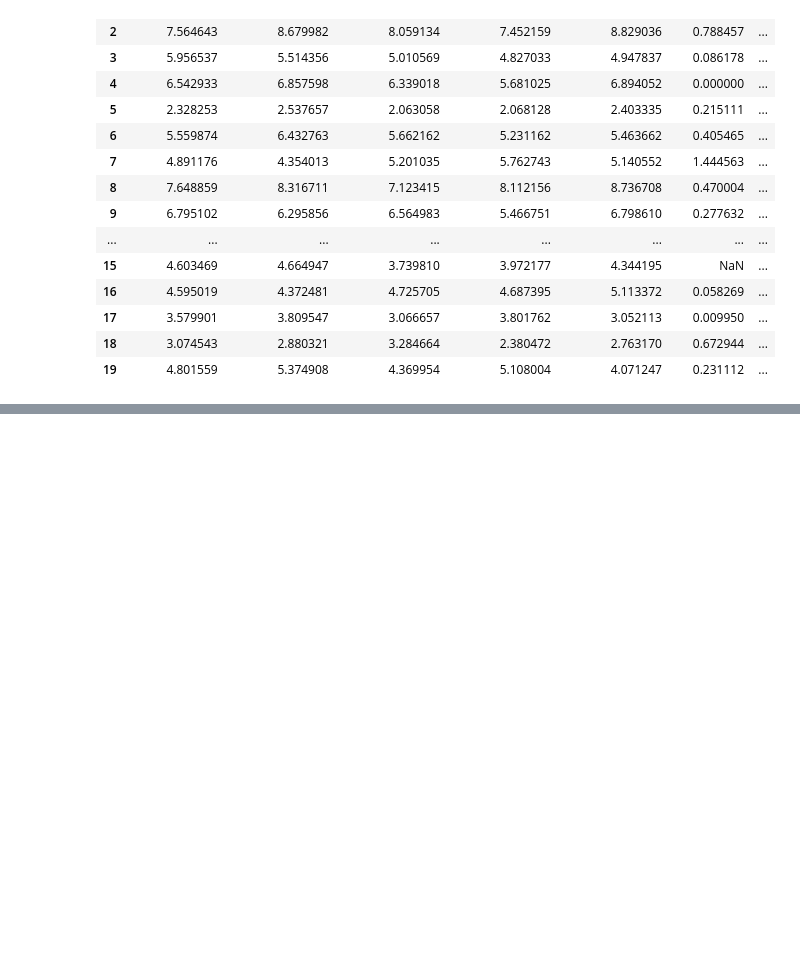
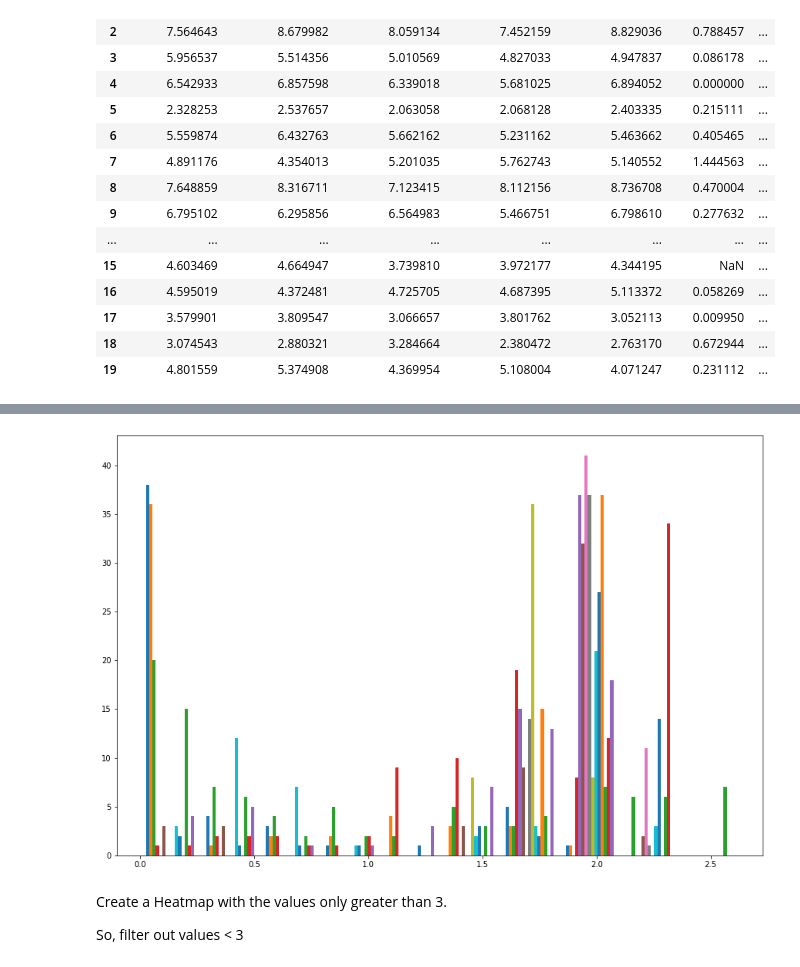
Before and after one commit to Sohambiswas8/BioML-Python, a Jupyter notebook: Notebooks/BioML.ipynb, the cells around one changed output, grey strips where cells are left out. Saved outputs shown, nothing was run; the diff lists cells and outputs as text; code cells hidden in the pictures; blank space fills up the shorter version.

```diff
--- a/Notebooks/BioML.ipynb
+++ b/Notebooks/BioML.ipynb
@@ -567,0 +711,12 @@ gene_expression_data_log.head(20)
+# %%
+# plotting histogram
+
+plt.figure(figsize = (15, 10))
+plt.hist(cellLine_data_log)
+plt.show()
+# %% [output]
+[figure, added]
+# %% [markdown]
+Create a Heatmap with the values only greater than 3.
+
+So, filter out values < 3
```
Also changed, not shown: parts of 10 cells of this notebook.
